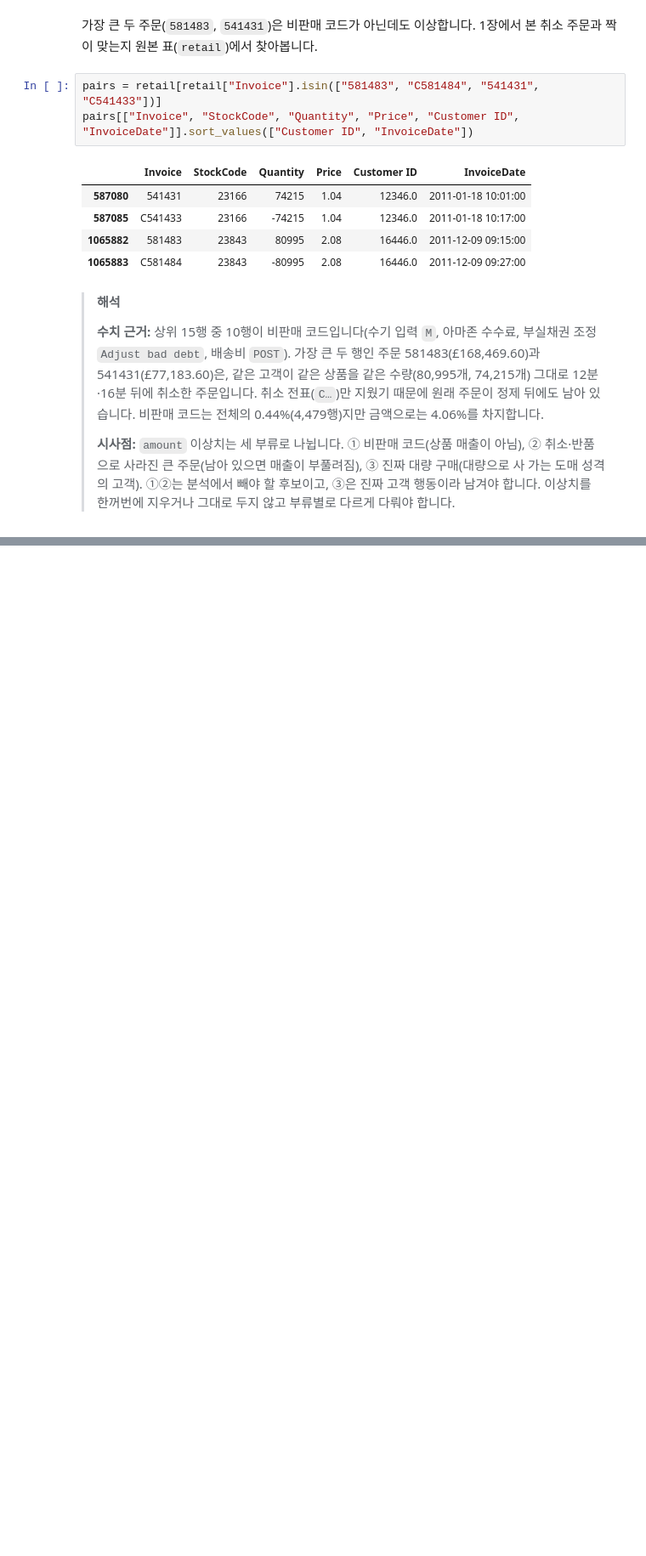
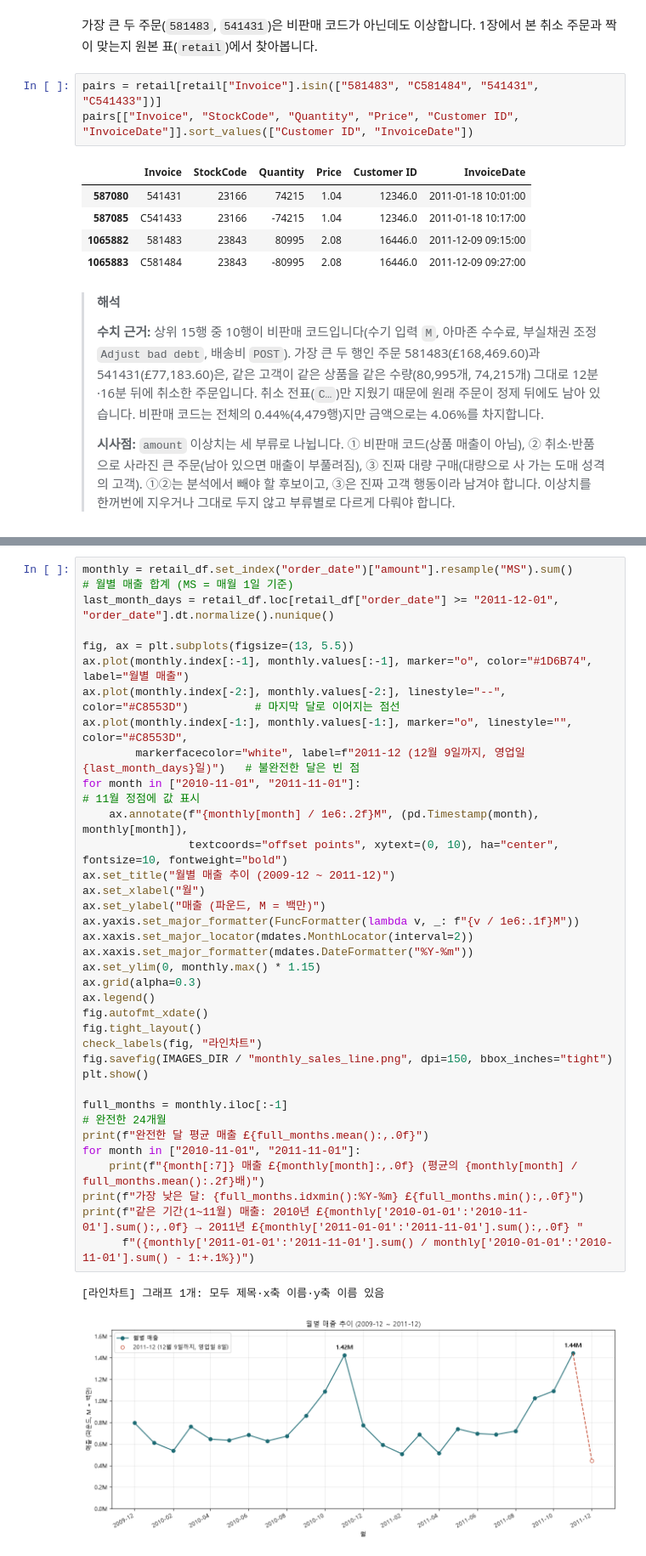
Before and after one commit to byungwoo2026/shopping-rfm-analysis_A1-1, a Jupyter notebook: notebooks/analysis_report.ipynb, the cells around one changed output, grey strips where cells are left out. Shown at 85% size. Drawn from its saved outputs; the diff is of its cells as text; blank space fills up the shorter version.

```diff
--- a/notebooks/analysis_report.ipynb
+++ b/notebooks/analysis_report.ipynb
@@ -1273,0 +1450,37 @@ plt.show()
+# %%
+monthly = retail_df.set_index("order_date")["amount"].resample("MS").sum()      # 월별 매출 합계 (MS = 매월 1일 기준)
+last_month_days = retail_df.loc[retail_df["order_date"] >= "2011-12-01", "order_date"].dt.normalize().nunique()
+
+fig, ax = plt.subplots(figsize=(13, 5.5))
+ax.plot(monthly.index[:-1], monthly.values[:-1], marker="o", color="#1D6B74", label="월별 매출")
+ax.plot(monthly.index[-2:], monthly.values[-2:], linestyle="--", color="#C8553D")          # 마지막 달로 이어지는 점선
+ax.plot(monthly.index[-1:], monthly.values[-1:], marker="o", linestyle="", color="#C8553D",
+        markerfacecolor="white", label=f"2011-12 (12월 9일까지, 영업일 {last_month_days}일)")   # 불완전한 달은 빈 점
+for month in ["2010-11-01", "2011-11-01"]:                                      # 11월 정점에 값 표시
+    ax.annotate(f"{monthly[month] / 1e6:.2f}M", (pd.Timestamp(month), monthly[month]),
+                textcoords="offset points", xytext=(0, 10), ha="center", fontsize=10, fontweight="bold")
+ax.set_title("월별 매출 추이 (2009-12 ~ 2011-12)")
+ax.set_xlabel("월")
+ax.set_ylabel("매출 (파운드, M = 백만)")
+ax.yaxis.set_major_formatter(FuncFormatter(lambda v, _: f"{v / 1e6:.1f}M"))
+ax.xaxis.set_major_locator(mdates.MonthLocator(interval=2))
+ax.xaxis.set_major_formatter(mdates.DateFormatter("%Y-%m"))
+ax.set_ylim(0, monthly.max() * 1.15)
+ax.grid(alpha=0.3)
+ax.legend()
+fig.autofmt_xdate()
+fig.tight_layout()
+check_labels(fig, "라인차트")
+fig.savefig(IMAGES_DIR / "monthly_sales_line.png", dpi=150, bbox_inches="tight")
+plt.show()
+
+full_months = monthly.iloc[:-1]                                                 # 완전한 24개월
+print(f"완전한 달 평균 매출 £{full_months.mean():,.0f}")
+for month in ["2010-11-01", "2011-11-01"]:
+    print(f"{month[:7]} 매출 £{monthly[month]:,.0f} (평균의 {monthly[month] / full_months.mean():.2f}배)")
+print(f"가장 낮은 달: {full_months.idxmin():%Y-%m} £{full_months.min():,.0f}")
+print(f"같은 기간(1~11월) 매출: 2010년 £{monthly['2010-01-01':'2010-11-01'].sum():,.0f} → 2011년 £{monthly['2011-01-01':'2011-11-01'].sum():,.0f} "
+      f"({monthly['2011-01-01':'2011-11-01'].sum() / monthly['2010-01-01':'2010-11-01'].sum() - 1:+.1%})")
+# %% [output]
+[라인차트] 그래프 1개: 모두 제목·x축 이름·y축 이름 있음
+[figure, added]
```
Also changed, not shown: parts of 108 cells of this notebook, 6 other files.
